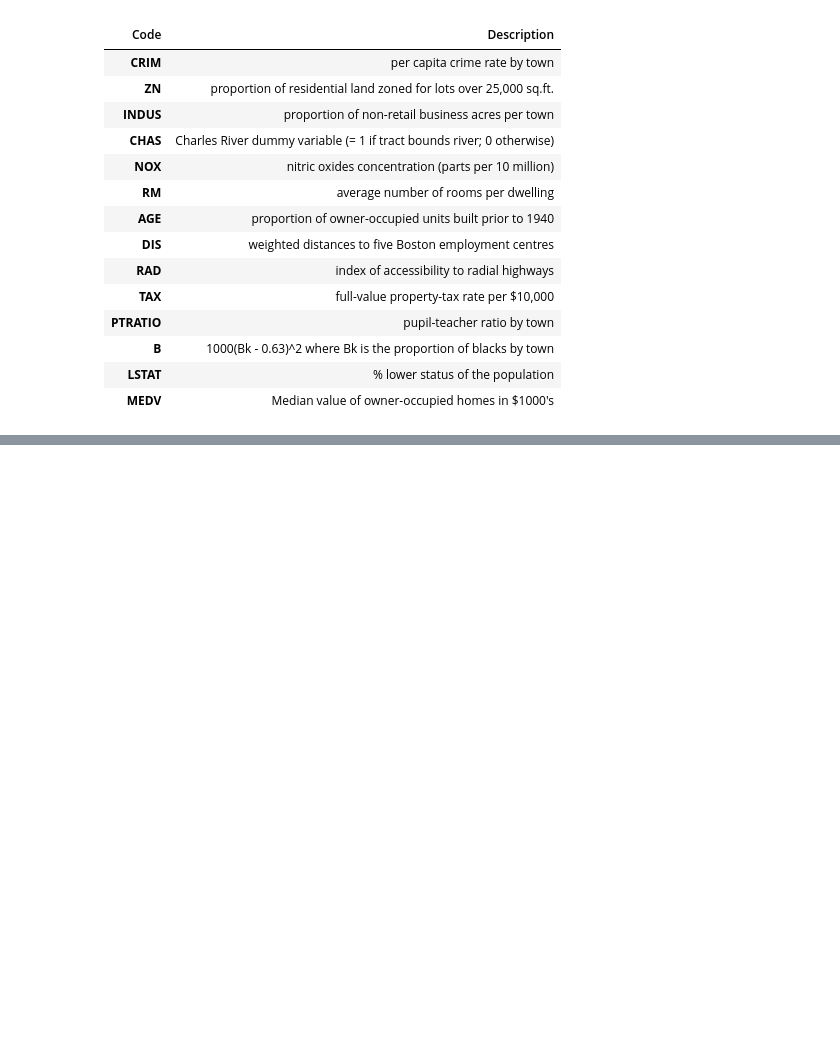
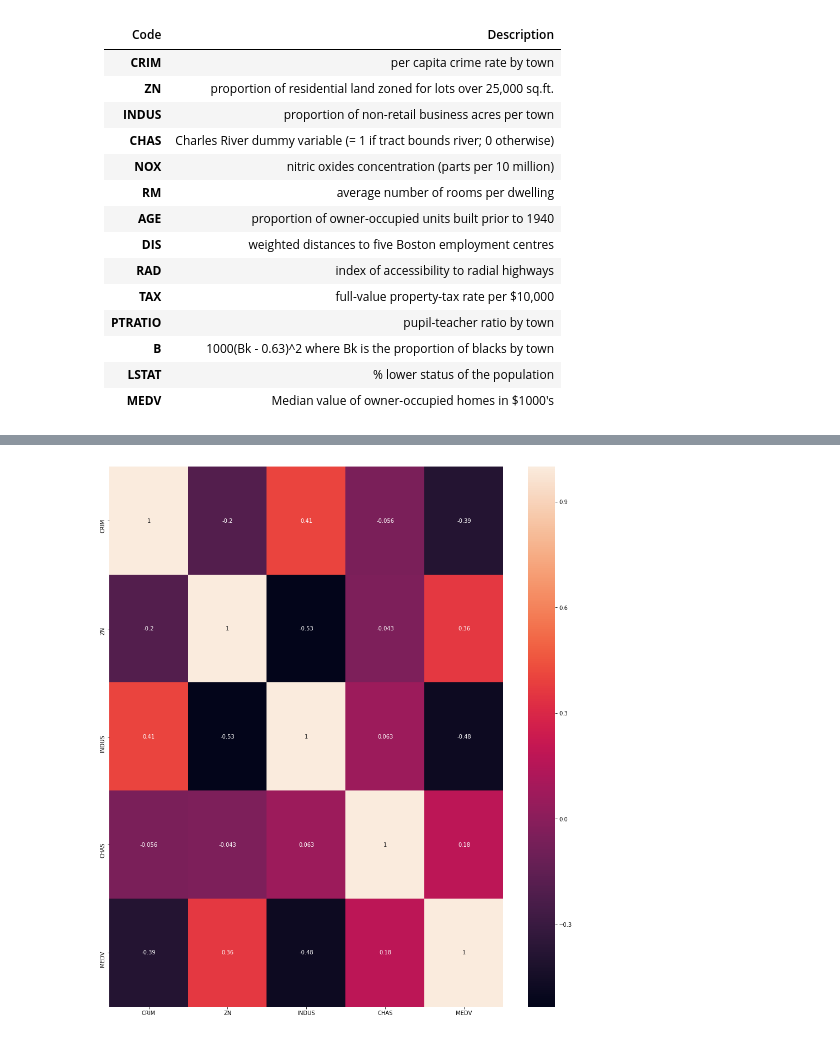
Before and after one commit to anand7427/mahinelearning_python, a Jupyter notebook: 1 Linear & Polynomial Regression/Housing Price Analysis.ipynb, the cells around one changed output, grey strips where cells are left out. Cells and saved outputs as stored; diff of their text form; code cells hidden in the pictures; blank space fills up the shorter version.

```diff
--- a/1 Linear & Polynomial Regression/Housing Price Analysis.ipynb
+++ b/1 Linear & Polynomial Regression/Housing Price Analysis.ipynb
@@ -31,0 +179,8 @@ df.head()
+# %%
+# above heat map not so clear.so we select fewer columns
+# in pandas we do it with double df[[]]
+plt.figure(figsize=(16,18))
+sns.heatmap(df[['CRIM','ZN','INDUS','CHAS','MEDV']].corr(),annot=True)
+plt.show()
+# %% [output]
+[figure, added]
```
Also changed, not shown: parts of 34 cells of this notebook, 3 other files.
